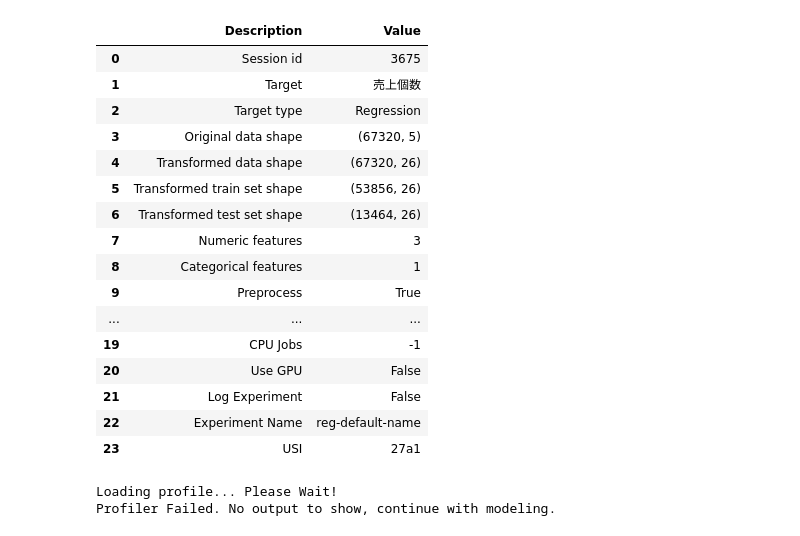
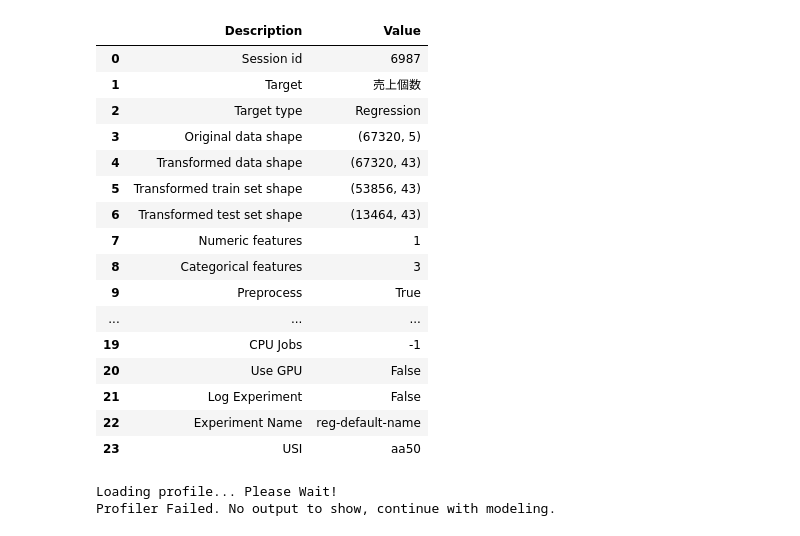
Before and after one commit to Makoto-Noda/dev, a Jupyter notebook: PBL01/PBL01/PBL01_model_permonth.ipynb, the cells around one changed output. Cells and saved outputs as stored; diff of their text form; code cells hidden in the pictures.

```diff
--- a/PBL01/PBL01/PBL01_model_permonth.ipynb
+++ b/PBL01/PBL01/PBL01_model_permonth.ipynb
@@ -10,3 +8,3 @@ test= pd.read_csv("test_permonth.csv")
 # %%
-exp1 = setup(train, target="売上個数", normalize=True, categorical_features=["Months"], train_size=0.8, profile=True)
+exp1 = setup(train, target="売上個数", normalize=True, categorical_features=["Months", "商品ID", "店舗ID"], train_size=0.8, profile=True)
 # %% [output]
@@ -13,22 +12,22 @@ exp1 = setup(train, target="売上個数", normalize=True, categorical_features=
 |  | Description | Value |
-| 0 | Session id | 3675 |
+| 0 | Session id | 6987 |
 | 1 | Target | 売上個数 |
 | 2 | Target type | Regression |
 | 3 | Original data shape | (67320, 5) |
-| 4 | Transformed data shape | (67320, 26) |
-| 5 | Transformed train set shape | (53856, 26) |
-| 6 | Transformed test set shape | (13464, 26) |
-| 7 | Numeric features | 3 |
-| 8 | Categorical features | 1 |
+| 4 | Transformed data shape | (67320, 43) |
+| 5 | Transformed train set shape | (53856, 43) |
+| 6 | Transformed test set shape | (13464, 43) |
+| 7 | Numeric features | 1 |
+| 8 | Categorical features | 3 |
 | 9 | Preprocess | True |
 | ... | ... | ... |
 | 19 | CPU Jobs | -1 |
 | 20 | Use GPU | False |
 | 21 | Log Experiment | False |
 | 22 | Experiment Name | reg-default-name |
-| 23 | USI | 27a1 |
+| 23 | USI | aa50 |
-Loading profile... Please Wait!
-Profiler Failed. No output to show, continue with modeling.
+Loading profile... Please Wait!
+Profiler Failed. No output to show, continue with modeling.
 # %%
 lgbm = create_model("lightgbm")
 # %% [output]
```
Also changed, not shown: parts of 12 cells of this notebook, 4 other files.
